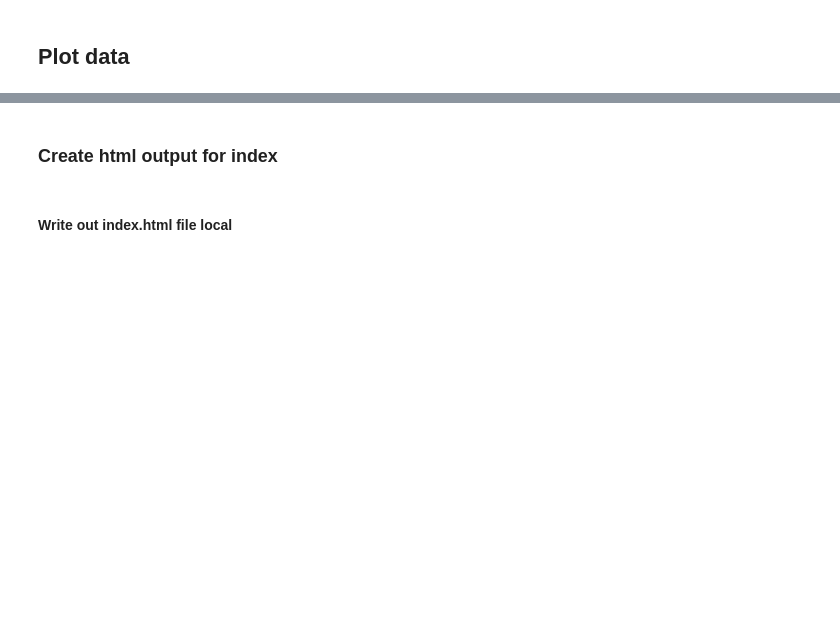
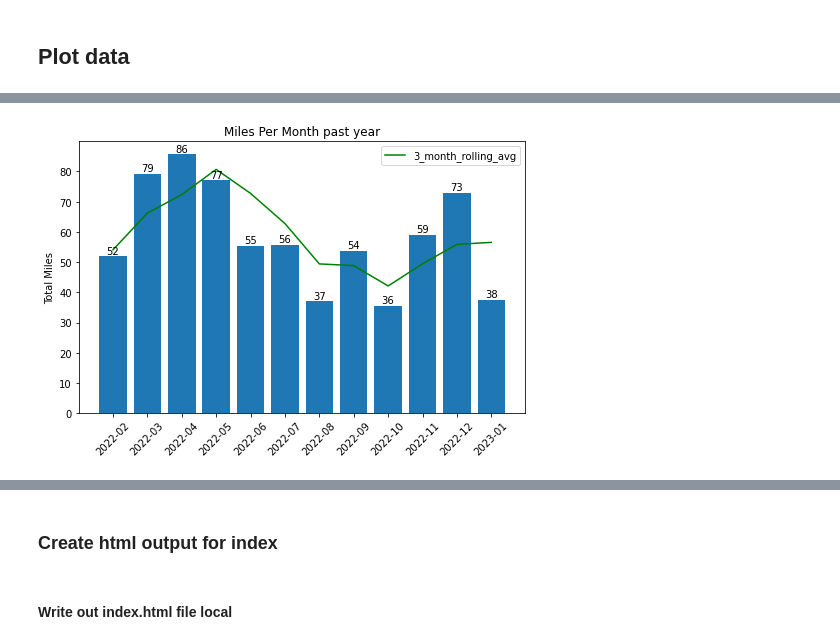
Before and after one commit to jeremypmobley/nonsense, a Jupyter notebook: jeremyruns/run_log_charts.ipynb, the cells around one changed output, grey strips where cells are left out. Saved outputs shown, nothing was run; the diff lists cells and outputs as text; code cells hidden in the pictures; blank space fills up the shorter version.

```diff
--- a/jeremyruns/run_log_charts.ipynb
+++ b/jeremyruns/run_log_charts.ipynb
@@ -153,0 +294,21 @@ print(site_last_updated)
+# %%
+def create_monthly_miles_chart(monthly_sum_df):
+    """ Function to create monthly miles chart """
+    month_plot_df = monthly_sum_df.tail(12).reset_index()
+
+    fig, ax = plt.subplots(1,1, figsize=(8,5))
+    plt.xticks(rotation=45)
+    ax.set_title('Miles Per Month past year')
+    ax.set_ylabel('Total Miles')
+    ax.bar(month_plot_df['yr_month'], month_plot_df['miles_sum'])
+    ax.plot(month_plot_df['yr_month'], month_plot_df['3mo_rolling'], color='green')
+    ax.legend(['3_month_rolling_avg'])
+    for i in range(len(month_plot_df['yr_month'])):
+        plt.text(i,
+                 month_plot_df['miles_sum'][i]+0.8,
+                 round(month_plot_df['miles_sum'][i]), ha='center')
+    fig.savefig('monthly_miles.png')
+# %%
+create_monthly_miles_chart(monthly_sum_df = monthly_sum_df)
+# %% [output]
+[figure, added]
```
Also changed, not shown: parts of 49 cells of this notebook, 2 other files.
